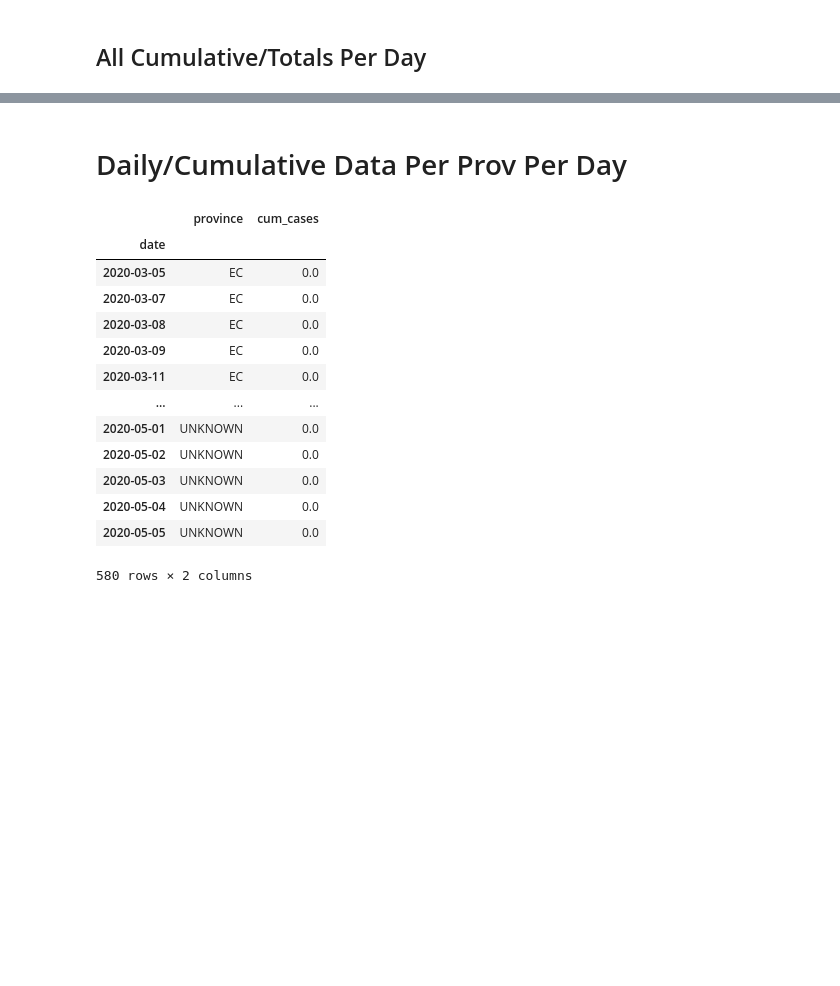
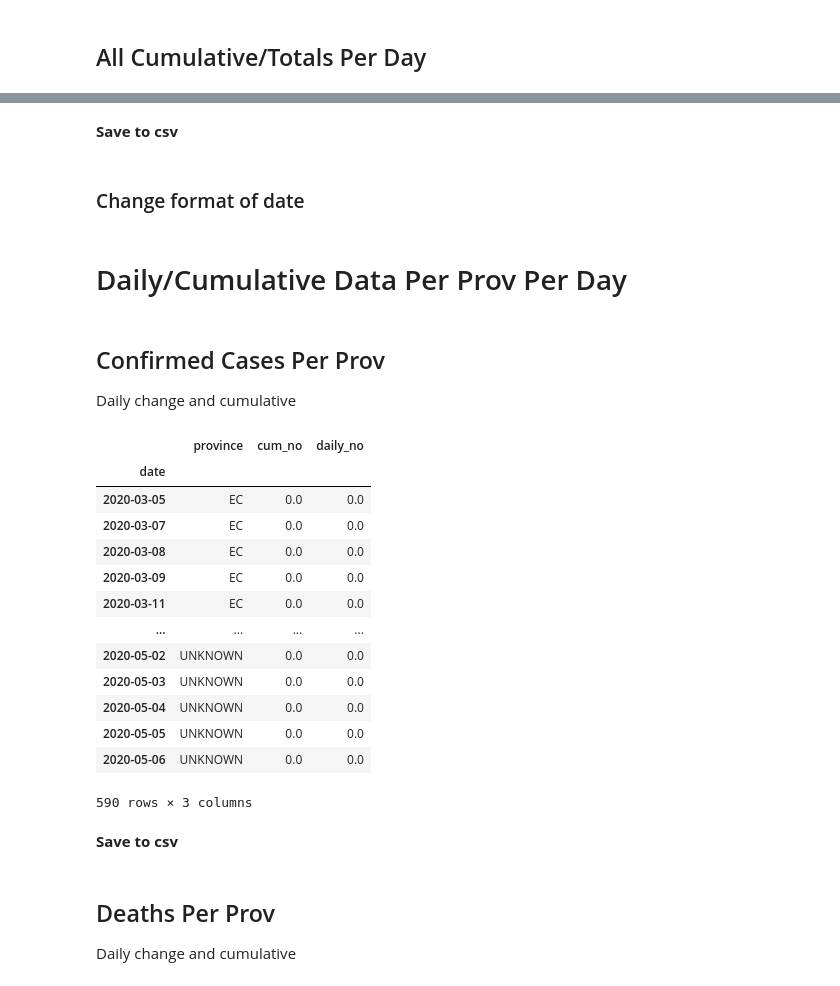
Before and after one commit to SimonRosen173/Covid19SAData, a Jupyter notebook: Data_Preprocessing_Neater.ipynb, the cells around one changed output, grey strips where cells are left out. Cells and saved outputs as stored; diff of their text form; code cells hidden in the pictures; blank space fills up the shorter version.

```diff
--- a/Data_Preprocessing_Neater.ipynb
+++ b/Data_Preprocessing_Neater.ipynb
@@ -237,0 +337,2 @@ all_cum_data
+# %% [markdown]
+**Save to csv**
@@ -237,0 +341,2 @@ all_cum_data
+# %% [markdown]
+### Change format of date
@@ -246,28 +353,36 @@ def get_cum_daily_by_prov(data_url):
     cum_data['date'] = pd.to_datetime(cum_data['date'], format='%d-%m-%Y')
 
     daily_data = cum_data.copy()
+    daily_data_melt = daily_data.melt(id_vars=['date'], var_name='province', value_name='daily_no')
+    daily_data_melt.set_index(['date'], inplace=True)
 
 
-    cum_data_melt = cum_data.melt(id_vars=['date'], var_name='province', value_name='cum_cases')
+    cum_data_melt = cum_data.melt(id_vars=['date'], var_name='province', value_name='cum_no')
     cum_data_melt.set_index(['date'], inplace=True)
 
-    data = cum_data_melt
+    data = pd.concat([cum_data_melt, daily_data_melt[['daily_no']]], axis = 1)
     return data
+# %% [markdown]
+## Confirmed Cases Per Prov
+Daily change and cumulative
 # %%
-get_cum_daily_by_prov("https://raw.githubusercontent.com/dsfsi/covid19za/master/data/" +
-                      "covid19za_provincial_cumulative_timeline_confirmed.csv")
+confirmed_by_prov_timeline = get_cum_daily_by_prov("https://raw.githubusercontent.com/dsfsi/covid19za/master/" +
+                      "data/covid19za_provincial_cumulative_timeline_confirmed.csv")
+confirmed_by_prov_timeline
 # %% [output]
-|  | province | cum_cases |
-| date |  |  |
-| 2020-03-05 | EC | 0.0 |
-| 2020-03-07 | EC | 0.0 |
-| 2020-03-08 | EC | 0.0 |
-| 2020-03-09 | EC | 0.0 |
-| 2020-03-11 | EC | 0.0 |
-| ... | ... | ... |
-| 2020-05-01 | UNKNOWN | 0.0 |
-| 2020-05-02 | UNKNOWN | 0.0 |
-| 2020-05-03 | UNKNOWN | 0.0 |
-| 2020-05-04 | UNKNOWN | 0.0 |
-| 2020-05-05 | UNKNOWN | 0.0 |
+|  | province | cum_no | daily_no |
+| date |  |  |  |
+| 2020-03-05 | EC | 0.0 | 0.0 |
+| 2020-03-07 | EC | 0.0 | 0.0 |
+| 2020-03-08 | EC | 0.0 | 0.0 |
+| 2020-03-09 | EC | 0.0 | 0.0 |
+| 2020-03-11 | EC | 0.0 | 0.0 |
+| ... | ... | ... | ... |
+| 2020-05-02 | UNKNOWN | 0.0 | 0.0 |
+| 2020-05-03 | UNKNOWN | 0.0 | 0.0 |
+| 2020-05-04 | UNKNOWN | 0.0 | 0.0 |
+| 2020-05-05 | UNKNOWN | 0.0 | 0.0 |
+| 2020-05-06 | UNKNOWN | 0.0 | 0.0 |
-580 rows × 2 columns
+590 rows × 3 columns
+# %% [markdown]
+**Save to csv**
@@ -273,0 +391,3 @@ get_cum_daily_by_prov("https://raw.githubusercontent.com/dsfsi/covid19za/master/
+# %% [markdown]
+## Deaths Per Prov
+Daily change and cumulative
```
Also changed, not shown: parts of 22 cells of this notebook, 37 other files.
